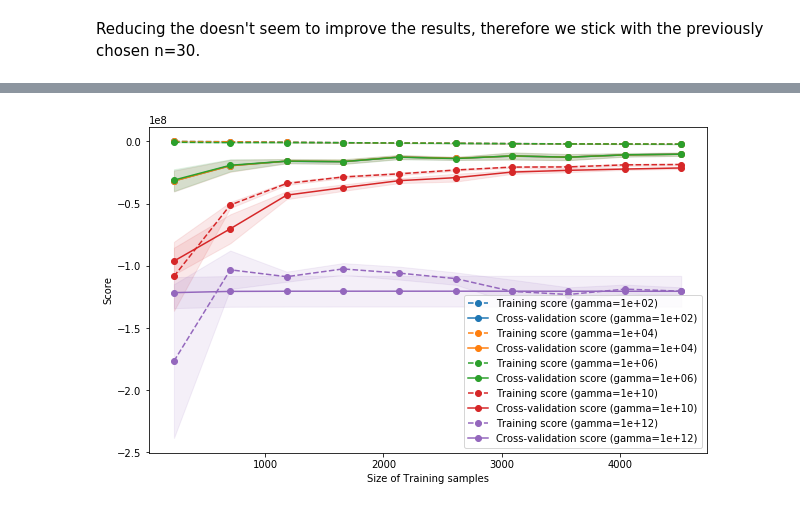
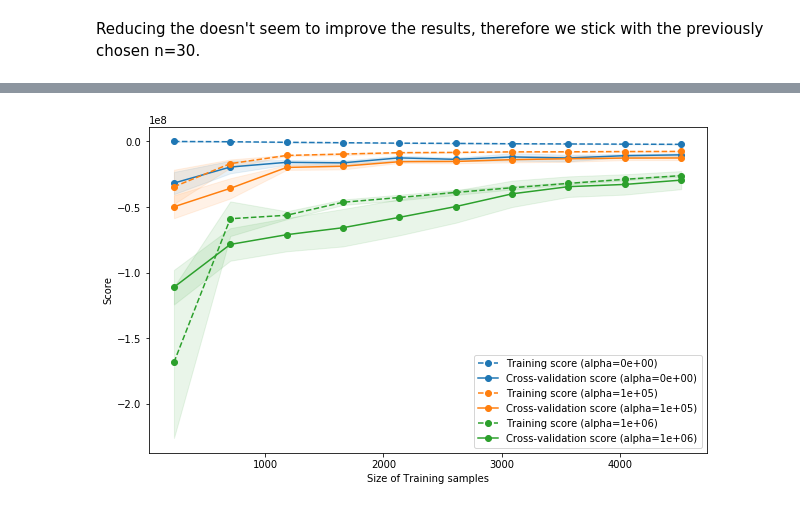
Before and after one commit to EmmaKLofthouse/hiking-trails, a Jupyter notebook: predict_time.ipynb, the cells around one changed output, grey strips where cells are left out. Cells and saved outputs as stored; diff of their text form; code cells hidden in the pictures.

Commit message:
added final model and conclusion

```diff
--- a/predict_time.ipynb
+++ b/predict_time.ipynb
@@ -1011,0 +1047,4 @@ def plot_learning_curve_gamma(estimator, X_train, y_train, train_sizes=np.linspa
+# %%
+gammas = [1e2,1e6,1e9,1e11]
+plot_learning_curve_hyperparam(best_model, X_scaled[top_features], Y_train, gammas, 'gamma',
+                               train_sizes=np.linspace(0.05, 1.0, 10), cv=5)
@@ -1012,5 +1055,6 @@ def plot_learning_curve_gamma(estimator, X_train, y_train, train_sizes=np.linspa
 # %%
-# show different gammas on one plot
-plot_learning_curve_gamma(XGBRegressor(), X_scaled[top_features], Y_train, train_sizes=np.linspace(0.05, 1.0, 10), cv=5)
+alphas = [0,1e5,1e6]
+plot_learning_curve_hyperparam(XGBRegressor(), X_scaled[top_features], Y_train, alphas, 'alpha',
+                               train_sizes=np.linspace(0.05, 1.0, 10), cv=5)
 # %% [output]
-[figure, old version]
+[figure, new version]
```
Also changed, not shown: parts of 24 cells of this notebook.
